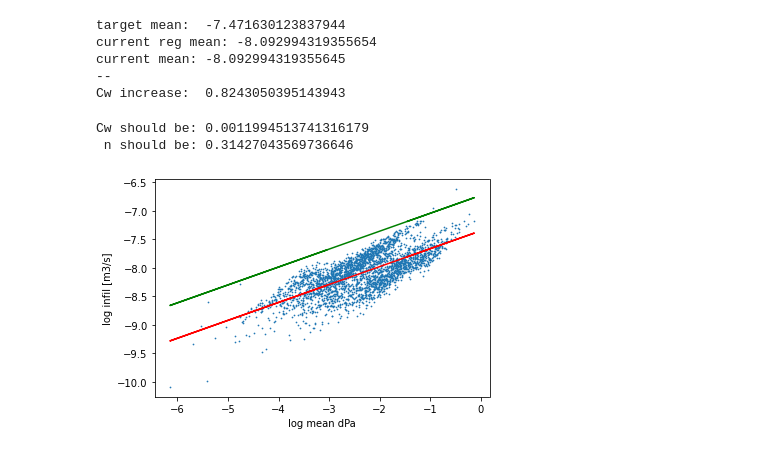
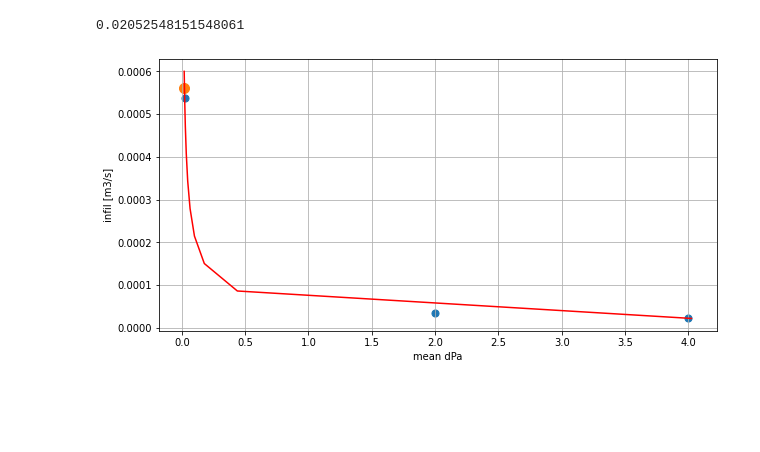
Before and after one commit to saeranv/astrobot, a Jupyter notebook: experiments/afn_infil/afn_infil_reg.ipynb, the cells around one changed output. Cells and saved outputs as stored; diff of their text form; code cells hidden in the pictures; blank space fills up the shorter version.

```diff
--- a/experiments/afn_infil/afn_infil_reg.ipynb
+++ b/experiments/afn_infil/afn_infil_reg.ipynb
@@ -121,38 +287,23 @@ a.plot(log_mean_dpa, (n * log_mean_dpa) + log_Cw, 'red')
-# %%
-# Doesn't work...
-# Now calculate updated Cw that gets us to infil mean = 0.000569
-
-target_infil = 0.000569
-print('target mean: ', np.log(target_infil))
-print('current reg mean:', np.mean(yhat2))
-print('current mean:', np.mean(log_afn_infil))
-print('--')
-log_Cw_delta = np.log(target_infil) - np.mean(yhat2)
-print('Cw increase: ', Cw_delta)
-
-# np.mean(yhat2) + log_Cw_delta
-log_Cw2 = log_Cw + log_Cw_delta
-# %% [output]
-target mean:  -7.471630123837944
-current reg mean: -8.092994319355654
-current mean: -8.092994319355645
---
-Cw increase:  0.8243050395143943
-# %%
-# Doesn't work...
-
-f, a, = plt.subplots(1, 1)
-a.scatter(log_mean_dpa, log_afn_infil, s=0.5)
-a.set_xlabel('log mean dPa')
-a.set_ylabel('log infil [m3/s]')
-
-# Plot regression line
-a.plot(log_mean_dpa, (n * log_mean_dpa) + log_Cw, 'red')
-a.plot(log_mean_dpa, (n * log_mean_dpa) + log_Cw2, 'green')
-
-print('Cw should be:', np.exp(log_Cw2))
-print(' n should be:', n)
-# %% [output]
-Cw should be: 0.0011994513741316179
- n should be: 0.31427043569736646
-[figure, removed]
+# %%
+# test what we get for minfil=0.00056 * 1.225
+def fx(_m):
+    _m *= 1.225
+    return np.exp((B[0] * np.log(_m)) + B[1])
+
+f, a, = plt.subplots(1, 1, figsize=(10, 5))
+a.scatter(df.mean_dpa, df.afn_infil / 1.225, s=50)
+a.set_xlabel('mean dPa')
+a.set_ylabel('infil [m3/s]')
+#a.set_xticks(np.linspace(0, 0.00035, 10))
+#a.set_yticks(np.linspace(0, 0.7, 15))
+a.grid()
+
+fake_infil = np.linspace(np.min(df.afn_infil) / 1.225, 0.0006, 10)
+a.plot([fx(i) for i in fake_infil], fake_infil, 'red')
+a.scatter([fx(0.00056)], [0.00056], s=100)
+
+fx(0.000569)  # target infil
+# >> 1.3608891 != 0.17
+# %% [output]
+0.02052548151548061
+[figure, added]
```
Also changed, not shown: parts of 10 cells of this notebook, 2 other files.
